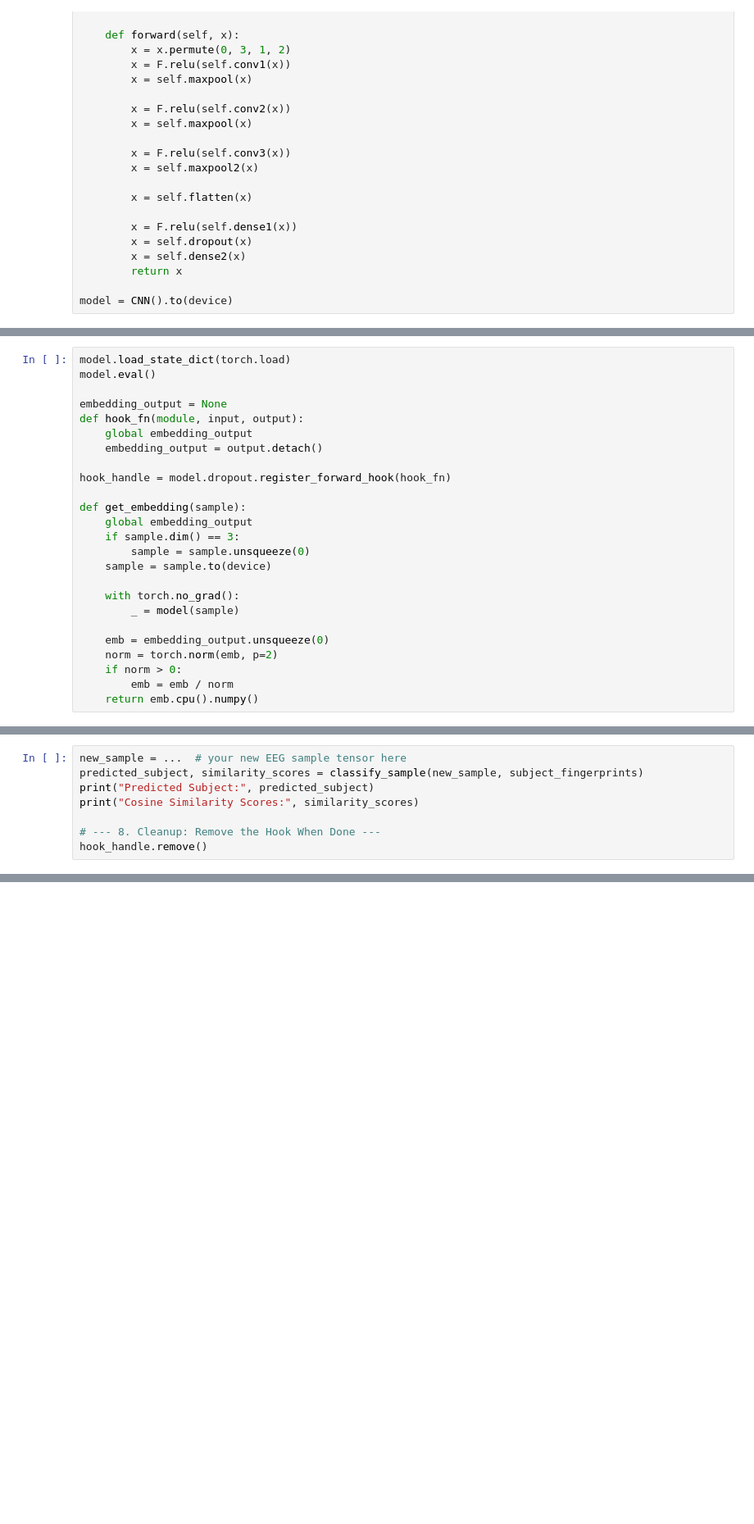
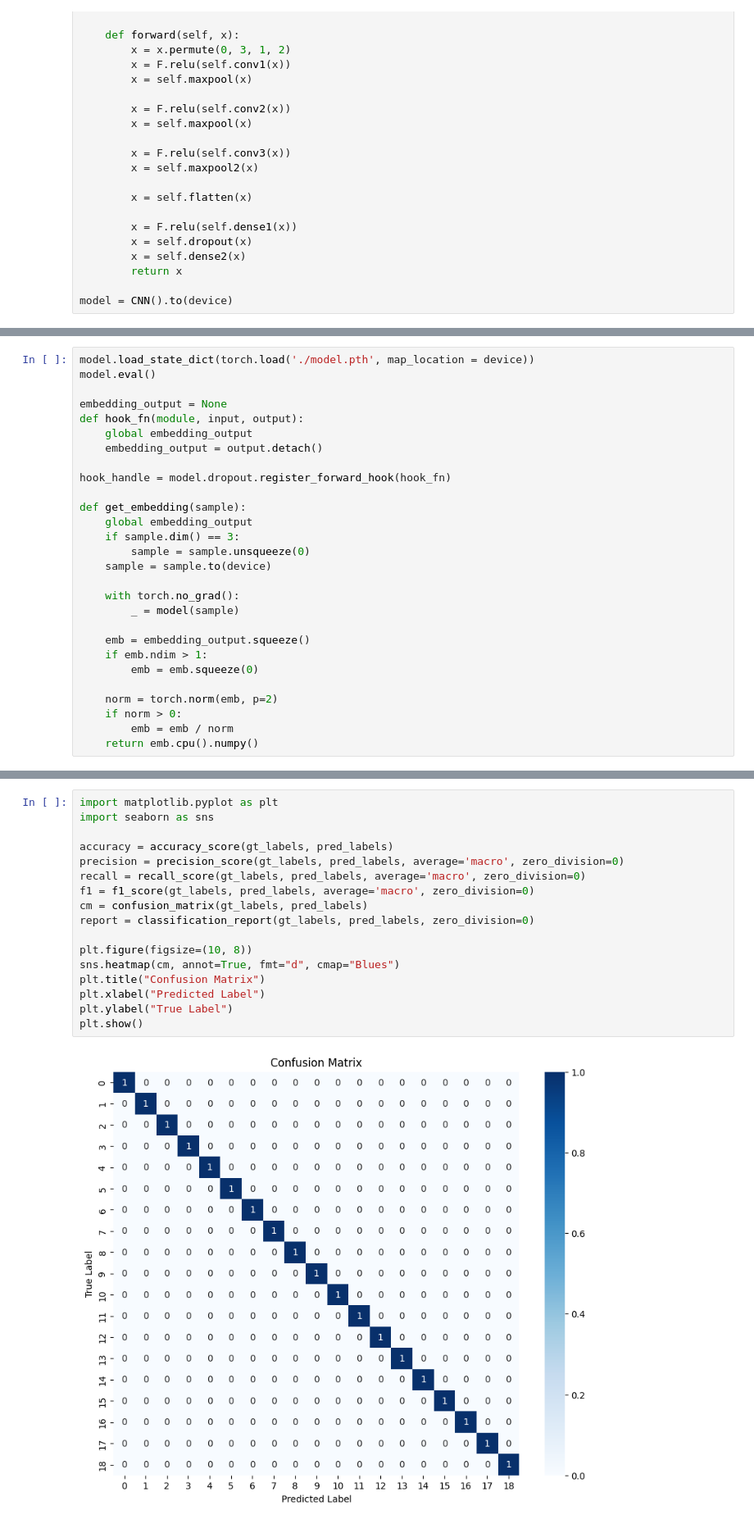
Before and after one commit to Auroruaaa/Authenticators, a Jupyter notebook: CNN_Model2.ipynb, the cells around one changed output, grey strips where cells are left out. Shown at 82% size. Drawn from its saved outputs; the diff is of its cells as text; blank space fills up the shorter version.

Commit message:
CNN_Model2

```diff
--- a/CNN_Model2.ipynb
+++ b/CNN_Model2.ipynb
@@ -194,5 +201,5 @@ Epoch 20: Test Accuracy = 0.9079
 # %%
-model.load_state_dict(torch.load)
+model.load_state_dict(torch.load('./model.pth', map_location = device))
 model.eval()
 
 embedding_output = None
@@ -211,7 +218,10 @@ def get_embedding(sample):
     with torch.no_grad():
         _ = model(sample)
 
-    emb = embedding_output.unsqueeze(0)
+    emb = embedding_output.squeeze()
+    if emb.ndim > 1:
+        emb = emb.squeeze(0)
+
     norm = torch.norm(emb, p=2)
     if norm > 0:
         emb = emb / norm
@@ -271,10 +270,2 @@ def classify_sample(sample, subject_fingerprints, threshold=0.275):
 
     return predicted_subject, similarities, cosine_distances
-# %%
-new_sample = ...  # your new EEG sample tensor here
-predicted_subject, similarity_scores = classify_sample(new_sample, subject_fingerprints)
-print("Predicted Subject:", predicted_subject)
-print("Cosine Similarity Scores:", similarity_scores)
-
-# --- 8. Cleanup: Remove the Hook When Done ---
-hook_handle.remove()
@@ -350,0 +383,19 @@ print(f"Validation Accuracy: {correct/total:.2%} ({correct}/{total})")
+# %%
+import matplotlib.pyplot as plt
+import seaborn as sns
+
+accuracy = accuracy_score(gt_labels, pred_labels)
+precision = precision_score(gt_labels, pred_labels, average='macro', zero_division=0)
+recall = recall_score(gt_labels, pred_labels, average='macro', zero_division=0)
+f1 = f1_score(gt_labels, pred_labels, average='macro', zero_division=0)
+cm = confusion_matrix(gt_labels, pred_labels)
+report = classification_report(gt_labels, pred_labels, zero_division=0)
+
+plt.figure(figsize=(10, 8))
+sns.heatmap(cm, annot=True, fmt="d", cmap="Blues")
+plt.title("Confusion Matrix")
+plt.xlabel("Predicted Label")
+plt.ylabel("True Label")
+plt.show()
+# %% [output]
+[figure, added]
```
Also changed, not shown: parts of 10 cells of this notebook.
